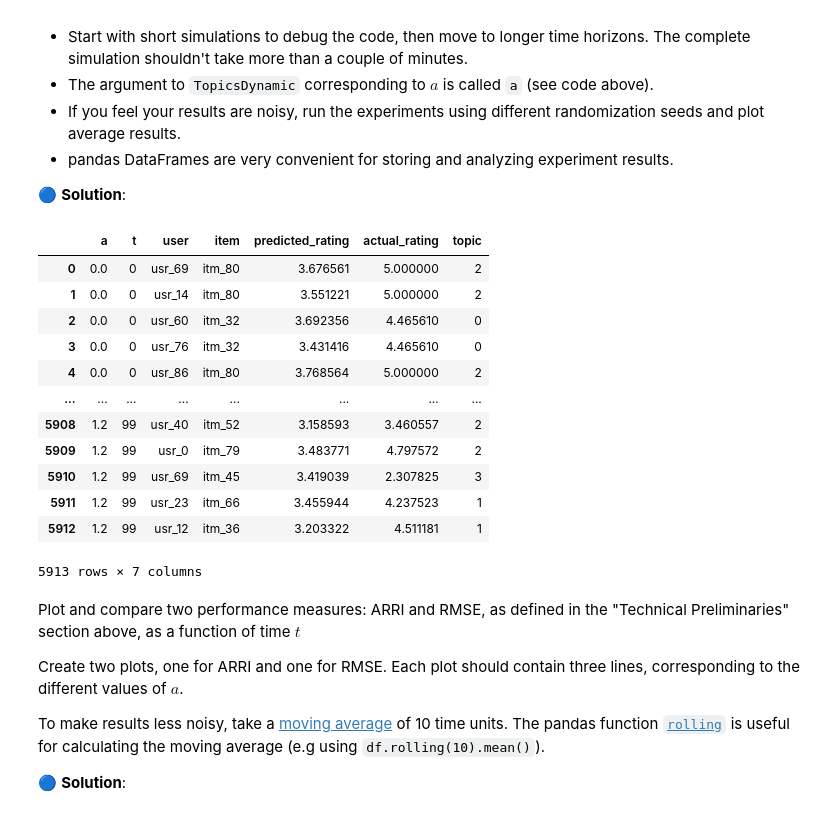
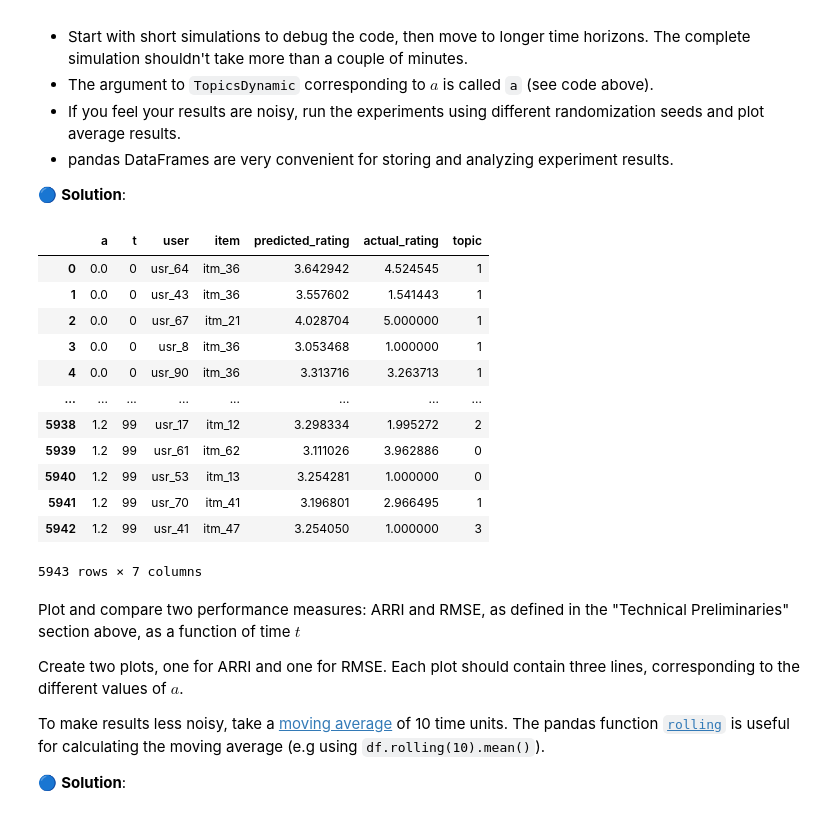
Before and after one commit to ashalem/ML_Human, a Jupyter notebook: WS4_W2024_students_3024.ipynb, the cells around one changed output. Cells and saved outputs as stored; diff of their text form; code cells hidden in the pictures.

```diff
--- a/WS4_W2024_students_3024.ipynb
+++ b/WS4_W2024_students_3024.ipynb
@@ -406,7 +415,7 @@ The higher the $a$ value, the more the user preferences items with the same topi
 
 For the `TopicsDynamic` simulations below, we will use the following parameters:
 # %%
-simulation_random_state = 57
+simulation_random_state = 88
 
 topics_dynamic_params = {
     'n_users': 100,
@@ -478,46 +487,46 @@ np.random.seed(simulation_random_state)
 ## YOUR SOLUTION
 recommendations_recording = []
 for a in a_values:
     env = TopicsDynamic(a=a, **topics_dynamic_params)
     initial_ratings = env.get_initial_ratings()
     all_items = env.all_items
     algo = surprise.SVD(**svd_model_params)
     algo.fit(trainset_from_df(initial_ratings))
     for t in range(num_steps):
         # Get online users for this timestep
         online_users = env.get_online_users()
 
         # Get recommendations for each online user
         predictions = [
             max([algo.predict(user, item) for item in all_items if item not in env.seen_items[user]], key=lambda x: x.est)
             for user in online_users
         ]
         recommendations = [(pred.uid, pred.iid) for pred in predictions]
 
         user_ratings_df = env.recommend(recommendations)
 
         recommendations_recording.extend([
-            (a, t, user, item, pred.est, user_ratings_df.loc[user_ratings_df['item_id']==item, 'rating'].values[0], env._get_latent_topic(item))
+            (a, t, user, item, pred.est, user_ratings_df.loc[user_ratings_df['user_id']==user, 'rating'].values[0], env._get_latent_topic(item))
             for (user, item), pred in zip(recommendations, predictions)
         ])
 
 df = pd.DataFrame(recommendations_recording)
 df.columns = ['a', 't', 'user', 'item', 'predicted_rating', 'actual_rating', 'topic']
 df
 # %% [output]
 |  | a | t | user | item | predicted_rating | actual_rating | topic |
-| 0 | 0.0 | 0 | usr_69 | itm_80 | 3.676561 | 5.000000 | 2 |
-| 1 | 0.0 | 0 | usr_14 | itm_80 | 3.551221 | 5.000000 | 2 |
-| 2 | 0.0 | 0 | usr_60 | itm_32 | 3.692356 | 4.465610 | 0 |
-| 3 | 0.0 | 0 | usr_76 | itm_32 | 3.431416 | 4.465610 | 0 |
-| 4 | 0.0 | 0 | usr_86 | itm_80 | 3.768564 | 5.000000 | 2 |
+| 0 | 0.0 | 0 | usr_64 | itm_36 | 3.642942 | 4.524545 | 1 |
+| 1 | 0.0 | 0 | usr_43 | itm_36 | 3.557602 | 1.541443 | 1 |
+| 2 | 0.0 | 0 | usr_67 | itm_21 | 4.028704 | 5.000000 | 1 |
+| 3 | 0.0 | 0 | usr_8 | itm_36 | 3.053468 | 1.000000 | 1 |
+| 4 | 0.0 | 0 | usr_90 | itm_36 | 3.313716 | 3.263713 | 1 |
 | ... | ... | ... | ... | ... | ... | ... | ... |
-| 5908 | 1.2 | 99 | usr_40 | itm_52 | 3.158593 | 3.460557 | 2 |
-| 5909 | 1.2 | 99 | usr_0 | itm_79 | 3.483771 | 4.797572 | 2 |
-| 5910 | 1.2 | 99 | usr_69 | itm_45 | 3.419039 | 2.307825 | 3 |
-| 5911 | 1.2 | 99 | usr_23 | itm_66 | 3.455944 | 4.237523 | 1 |
-| 5912 | 1.2 | 99 | usr_12 | itm_36 | 3.203322 | 4.511181 | 1 |
+| 5938 | 1.2 | 99 | usr_17 | itm_12 | 3.298334 | 1.995272 | 2 |
+| 5939 | 1.2 | 99 | usr_61 | itm_62 | 3.111026 | 3.962886 | 0 |
+| 5940 | 1.2 | 99 | usr_53 | itm_13 | 3.254281 | 1.000000 | 0 |
+| 5941 | 1.2 | 99 | usr_70 | itm_41 | 3.196801 | 2.966495 | 1 |
+| 5942 | 1.2 | 99 | usr_41 | itm_47 | 3.254050 | 1.000000 | 3 |
-5913 rows × 7 columns
+5943 rows × 7 columns
 # %% [markdown]
 Plot and compare two performance measures: ARRI and RMSE, as defined in the "Technical Preliminaries" section above, as a function of time $t$
 
```
Also changed, not shown: parts of 28 cells of this notebook.
